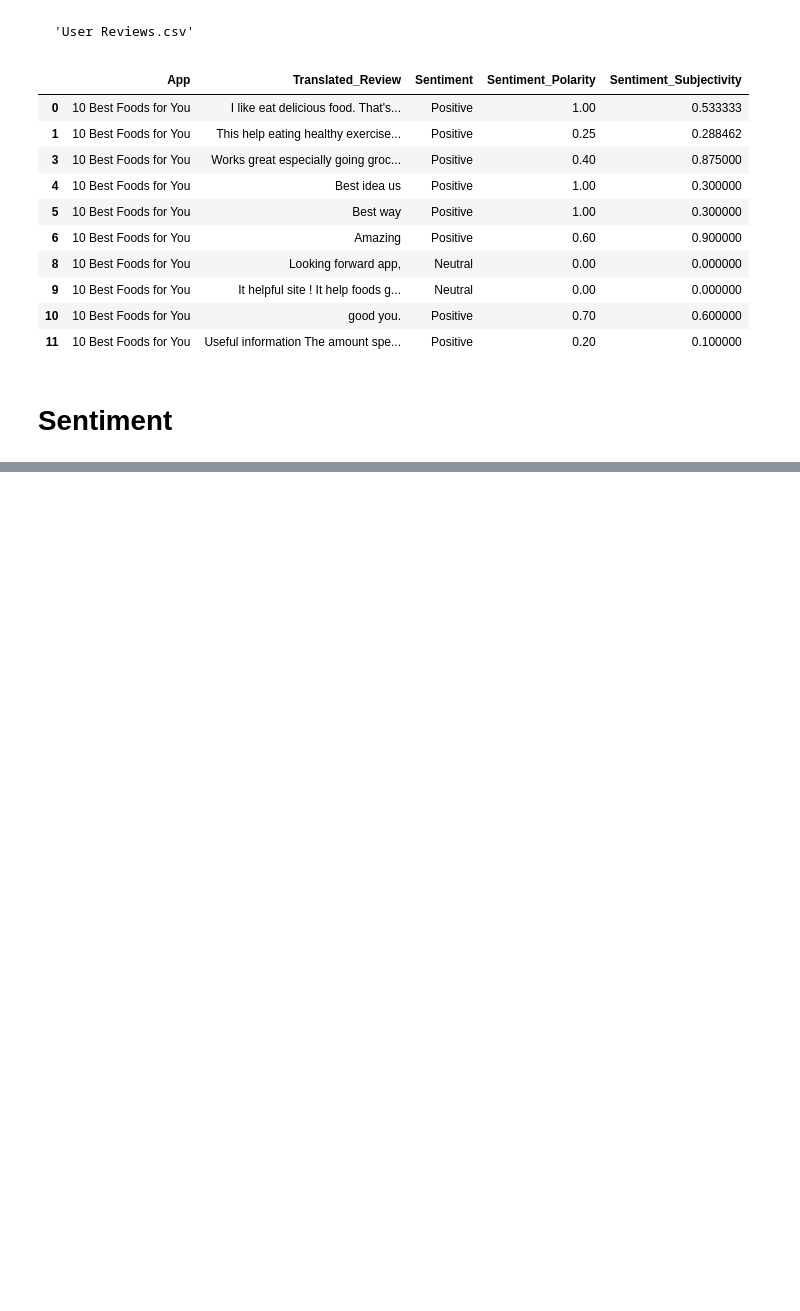
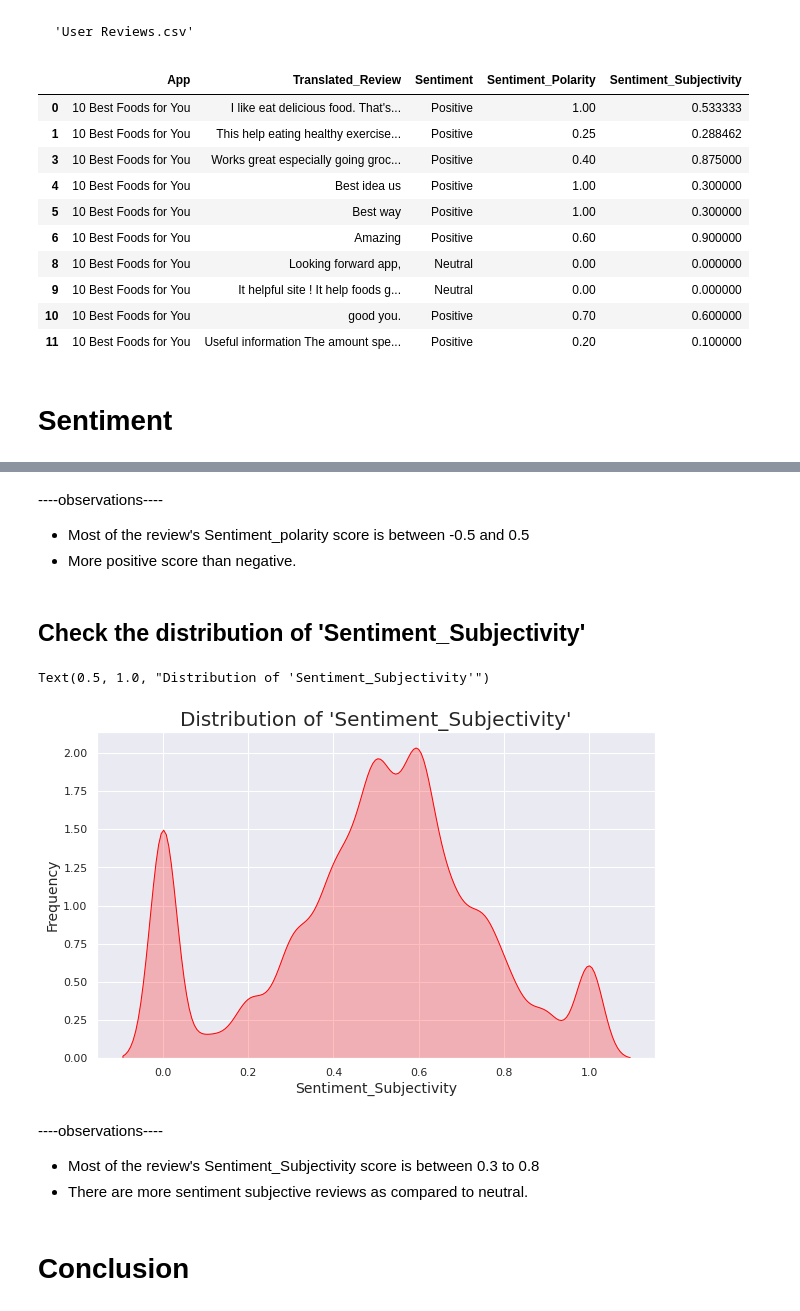
Before and after one commit to kuldeep-sngh/Play-Store-App-Review-Analysis, a Jupyter notebook: Play_Store_App_Review_Analysis_colab_notebook.ipynb, the cells around one changed output, grey strips where cells are left out. Saved outputs shown, nothing was run; the diff lists cells and outputs as text; code cells hidden in the pictures; blank space fills up the shorter version.

```diff
--- a/Play_Store_App_Review_Analysis_colab_notebook.ipynb
+++ b/Play_Store_App_Review_Analysis_colab_notebook.ipynb
@@ -1019,0 +1150,24 @@ review_df.head(10)
+# %% [markdown]
+----observations----
+
+*   Most of the review's Sentiment_polarity score is between -0.5 and 0.5
+*   More positive score than negative.
+# %% [markdown]
+## Check the distribution of **'Sentiment_Subjectivity'**
+# %%
+# plot displot to check the distribution of 'Sentiment_Subjectivity' of the data frame
+plt.figure(figsize=(10,6))
+graph = sns.kdeplot(review_df.Sentiment_Subjectivity, color="red", shade = True)
+plt.xlabel("Sentiment_Subjectivity" , size = 14)
+plt.ylabel("Frequency" , size = 14)
+plt.title("Distribution of 'Sentiment_Subjectivity'",size = 20)
+# %% [output]
+Text(0.5, 1.0, "Distribution of 'Sentiment_Subjectivity'")
+[figure, added]
+# %% [markdown]
+----observations----
+
+*   Most of the review's Sentiment_Subjectivity score is between 0.3 to 0.8
+*   There are more sentiment subjective reviews as compared to neutral.
+# %% [markdown]
+# **Conclusion**
```
Also changed, not shown: parts of 14 cells of this notebook.
